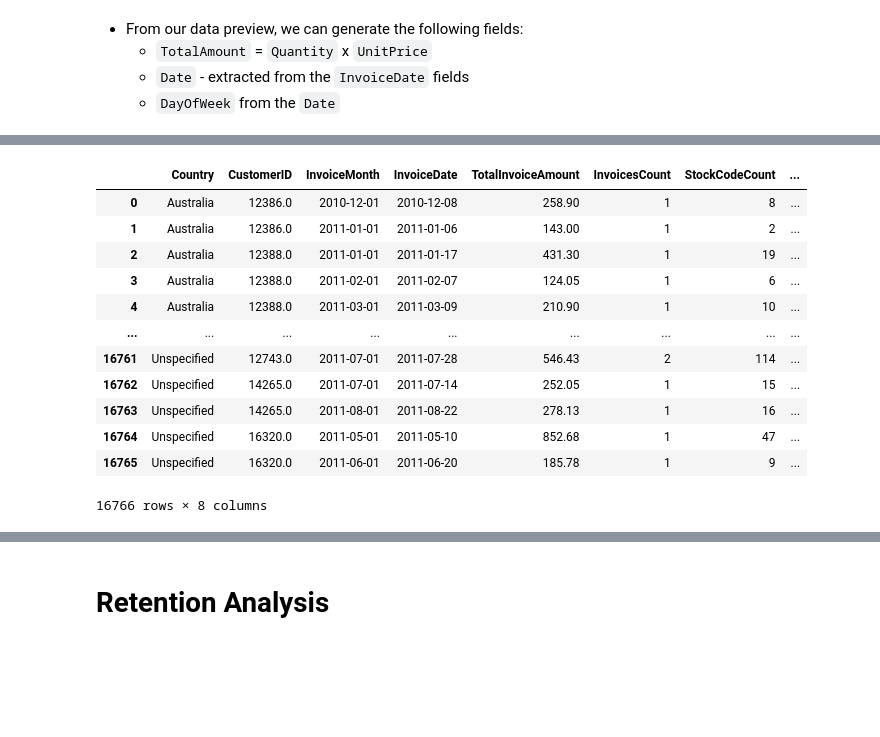
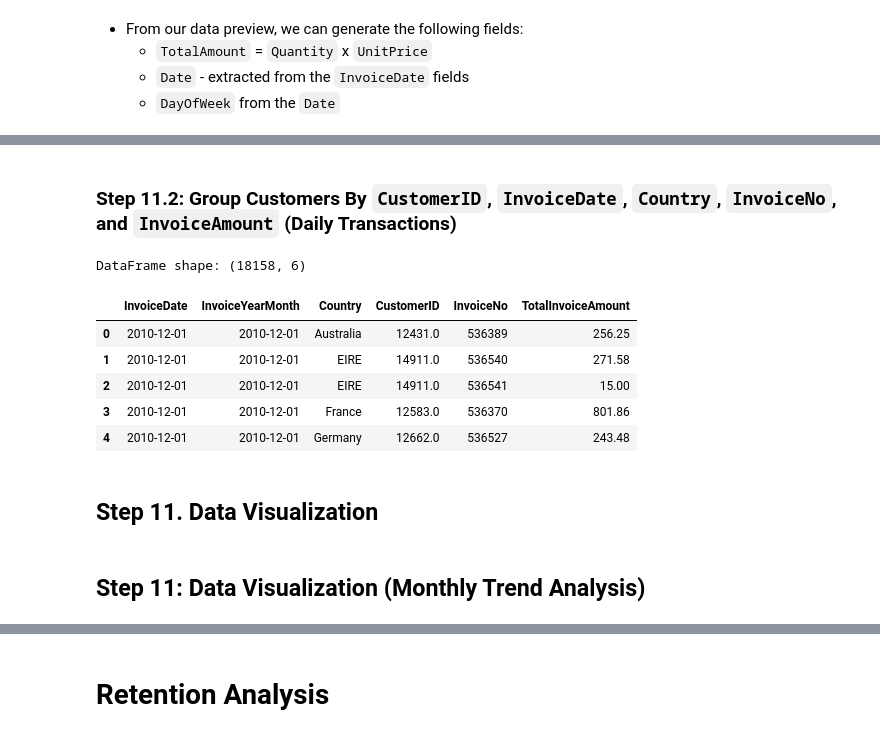
Before and after one commit to nyangweso-rodgers/data-analytics, a Jupyter notebook: 04-analytics-with-python/03-projects/01-analysis-of-an-online-e-commerce-dataset/02-retention-analysis.ipynb, the cells around one changed output, grey strips where cells are left out. Saved outputs shown, nothing was run; the diff lists cells and outputs as text; code cells hidden in the pictures; blank space fills up the shorter version.

```diff
--- a/04-analytics-with-python/03-projects/01-analysis-of-an-online-e-commerce-dataset/02-retention-analysis.ipynb
+++ b/04-analytics-with-python/03-projects/01-analysis-of-an-online-e-commerce-dataset/02-retention-analysis.ipynb
@@ -322,20 +326,20 @@ def remove_negative_values(df, columns_to_check):
         print(f"Column '{col}' had {negative_rows.shape[0]} rows with negative values.")
 
     # Remove rows with negative values in any of the specified columns
-    cleaned_df = df[~df[columns_to_check].lt(0).any(axis=1)]
+    df_without_negatives = df[~df[columns_to_check].lt(0).any(axis=1)]
 
     # Calculate total rows removed
-    rows_removed = initial_rows - cleaned_df.shape[0]
+    rows_removed = initial_rows - df_without_negatives.shape[0]
 
     # Log the summary
     print(f"\nTotal rows removed: {rows_removed}")
-    print(f"New DataFrame after removing negative values has {cleaned_df.shape[0]} rows.")
+    print(f"New DataFrame after removing negative values has {df_without_negatives.shape[0]} rows.")
 
-    return cleaned_df
+    return df_without_negatives
 
 # Example usage:
 columns_to_check_negative = ['Quantity', 'UnitPrice']
-df_cleaned = remove_negative_values(df_without_nulls, columns_to_check_negative)
+df_without_negatives = remove_negative_values(df_without_nulls, columns_to_check_negative)
 # %% [output]
 Column 'Quantity' had 8905 rows with negative values.
 Column 'UnitPrice' had 0 rows with negative values.
@@ -376,8 +525,8 @@ def feature_engineering(df):
     # Handle missing values in InvoiceDateTime, UnitPrice, and Quantity
     df = df.dropna(subset=required_columns)
 
-    # Extract the date from InvoiceDateTime
-    df['InvoiceDate'] = df['InvoiceDateTime'].dt.date
+    # Extract the date and convert it to datetime64[ns] to ensure correct type
+    df['InvoiceDate'] = pd.to_datetime(df['InvoiceDateTime'].dt.date)
 
     # Calculate InvoiceAmount as the product of UnitPrice and Quantity
     df['InvoiceAmount'] = df['UnitPrice'] * df['Quantity']
@@ -386,12 +535,12 @@ def feature_engineering(df):
     df['InvoiceDayOfWeek'] = df['InvoiceDateTime'].dt.day_name()
 
     # Create InvoiceMonth column (using dt accessor for better performance)
-    df['InvoiceMonth'] = df['InvoiceDateTime'].dt.to_period('M').dt.to_timestamp()
+    df['InvoiceYearMonth'] = df['InvoiceDateTime'].dt.to_period('M').dt.to_timestamp()
 
     return df
 
 # Perform feature engineering on the cleaned DataFrame
-enhanced_df = feature_engineering(df_cleaned)
+enhanced_df = feature_engineering(df_without_outliers)
 enhanced_df.head()
 # %% [output]
 |  | InvoiceNo | StockCode | Description | Quantity | InvoiceDateTime | UnitPrice | CustomerID | Country | ... |
@@ -428,35 +648,35 @@ descriptive_statistic(enhanced_df)
+# %% [markdown]
+### Step 11.2: Group Customers By `CustomerID`, `InvoiceDate`, `Country`, `InvoiceNo`, and `InvoiceAmount` (Daily Transactions)
 # %%
-def summary_by_customer(df):
-    # Ensure necessary columns exist
-    required_columns = ['InvoiceNo', 'InvoiceAmount', 'StockCode', 'Description']
+def customers_daily_transactions(df):
+    # Ensure the necessary columns exists
+    required_columns = ['InvoiceNo', 'InvoiceAmount']
 
     for col in required_columns:
         if col not in df.columns:
             raise ValueError(f"Missing required column: {col}")
 
-    # Group by country and calculate required statistics
-    summary_by_customer = df.groupby(['Country', 'CustomerID', 'InvoiceMonth', 'InvoiceDate']).agg(
-        TotalInvoiceAmount=('InvoiceAmount', 'sum'),
-        InvoicesCount=('InvoiceNo', 'nunique'),
-        StockCodeCount=('StockCode', 'nunique'),
-        ProductsDescriptionCount=('Description', 'nunique')
+    df = df.groupby(['InvoiceDate','InvoiceYearMonth', 'Country', 'CustomerID', 'InvoiceNo']).agg(
+        TotalInvoiceAmount=('InvoiceAmount', 'sum')
     ).reset_index()
 
-    return summary_by_customer
+    # Print shape of the DataFrame dynamically
+    print(f"DataFrame shape: {df.shape}")
 
-customer_summary_df = summary_by_customer(enhanced_df)
-customer_summary_df
+    return df
+
+# usage
+customers_daily_transactions_df = customers_daily_transactions(enhanced_df)
+customers_daily_transactions_df.head()
 # %% [output]
+DataFrame shape: (18158, 6)
-|  | Country | CustomerID | InvoiceMonth | InvoiceDate | TotalInvoiceAmount | InvoicesCount | StockCodeCount | ... |
-| 0 | Australia | 12386.0 | 2010-12-01 | 2010-12-08 | 258.90 | 1 | 8 | ... |
-| 1 | Australia | 12386.0 | 2011-01-01 | 2011-01-06 | 143.00 | 1 | 2 | ... |
-| 2 | Australia | 12388.0 | 2011-01-01 | 2011-01-17 | 431.30 | 1 | 19 | ... |
-| 3 | Australia | 12388.0 | 2011-02-01 | 2011-02-07 | 124.05 | 1 | 6 | ... |
-| 4 | Australia | 12388.0 | 2011-03-01 | 2011-03-09 | 210.90 | 1 | 10 | ... |
-| ... | ... | ... | ... | ... | ... | ... | ... | ... |
-| 16761 | Unspecified | 12743.0 | 2011-07-01 | 2011-07-28 | 546.43 | 2 | 114 | ... |
-| 16762 | Unspecified | 14265.0 | 2011-07-01 | 2011-07-14 | 252.05 | 1 | 15 | ... |
-| 16763 | Unspecified | 14265.0 | 2011-08-01 | 2011-08-22 | 278.13 | 1 | 16 | ... |
-| 16764 | Unspecified | 16320.0 | 2011-05-01 | 2011-05-10 | 852.68 | 1 | 47 | ... |
-| 16765 | Unspecified | 16320.0 | 2011-06-01 | 2011-06-20 | 185.78 | 1 | 9 | ... |
+|  | InvoiceDate | InvoiceYearMonth | Country | CustomerID | InvoiceNo | TotalInvoiceAmount |
+| 0 | 2010-12-01 | 2010-12-01 | Australia | 12431.0 | 536389 | 256.25 |
+| 1 | 2010-12-01 | 2010-12-01 | EIRE | 14911.0 | 536540 | 271.58 |
+| 2 | 2010-12-01 | 2010-12-01 | EIRE | 14911.0 | 536541 | 15.00 |
+| 3 | 2010-12-01 | 2010-12-01 | France | 12583.0 | 536370 | 801.86 |
+| 4 | 2010-12-01 | 2010-12-01 | Germany | 12662.0 | 536527 | 243.48 |
-16766 rows × 8 columns
+# %% [markdown]
+## Step 11. Data Visualization
+# %% [markdown]
+## Step 11: Data Visualization (Monthly Trend Analysis)
```
Also changed, not shown: parts of 27 cells of this notebook, 2 other files.
